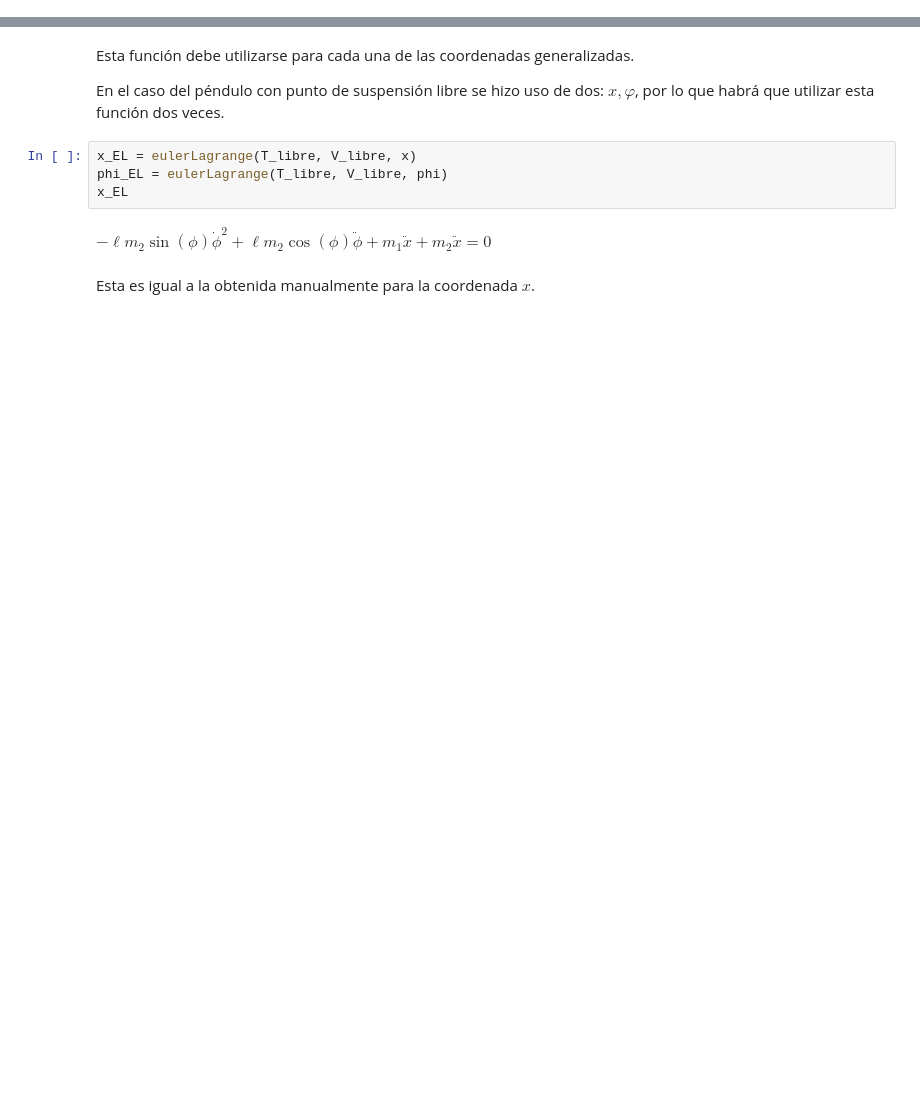
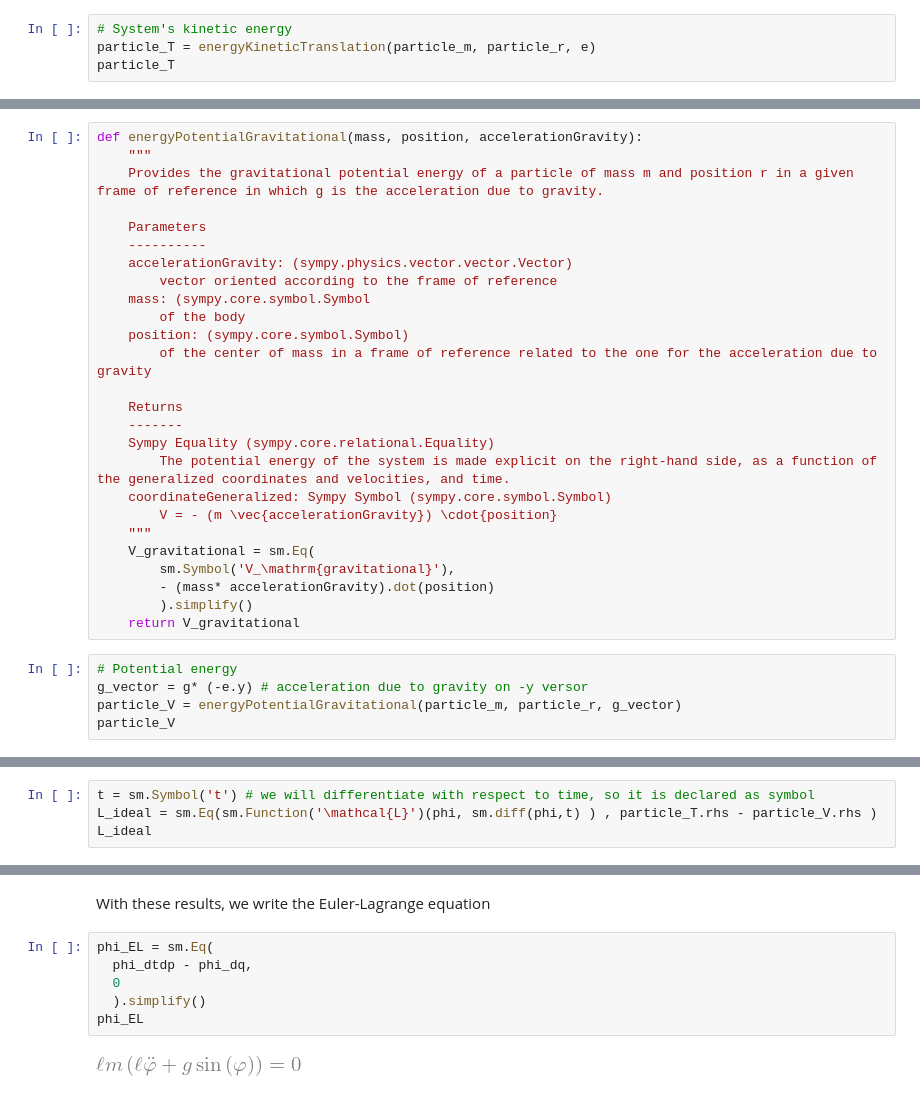
Before and after one commit to unlam/ComputationalAnalyticalMechanics, a Jupyter notebook: 03EulerLagrange/eulerLagrangePendulums.ipynb, the cells around one changed output, grey strips where cells are left out. Cells and saved outputs as stored; diff of their text form; blank space fills up the shorter version.

```diff
--- a/03EulerLagrange/eulerLagrangePendulums.ipynb
+++ b/03EulerLagrange/eulerLagrangePendulums.ipynb
@@ -177,0 +123,4 @@ $$
+# %%
+# System's kinetic energy
+particle_T = energyKineticTranslation(particle_m, particle_r, e)
+particle_T
@@ -177,0 +134,31 @@ $$
+# %%
+def energyPotentialGravitational(mass, position, accelerationGravity):
+    """
+    Provides the gravitational potential energy of a particle of mass m and position r in a given frame of reference in which g is the acceleration due to gravity.
+
+    Parameters
+    ----------
+    accelerationGravity: (sympy.physics.vector.vector.Vector)
+        vector oriented according to the frame of reference
+    mass: (sympy.core.symbol.Symbol
+        of the body
+    position: (sympy.core.symbol.Symbol)
+        of the center of mass in a frame of reference related to the one for the acceleration due to gravity
+
+    Returns
+    -------
+    Sympy Equality (sympy.core.relational.Equality)
+        The potential energy of the system is made explicit on the right-hand side, as a function of the generalized coordinates and velocities, and time.
+    coordinateGeneralized: Sympy Symbol (sympy.core.symbol.Symbol)
+        V = - (m \vec{accelerationGravity}) \cdot{position}
+    """
+    V_gravitational = sm.Eq(
+        sm.Symbol('V_\mathrm{gravitational}'),
+        - (mass* accelerationGravity).dot(position)
+        ).simplify()
+    return V_gravitational
+# %%
+# Potential energy
+g_vector = g* (-e.y) # acceleration due to gravity on -y versor
+particle_V = energyPotentialGravitational(particle_m, particle_r, g_vector)
+particle_V
@@ -177,0 +173,4 @@ $$
+# %%
+t = sm.Symbol('t') # we will differentiate with respect to time, so it is declared as symbol
+L_ideal = sm.Eq(sm.Function('\mathcal{L}')(phi, sm.diff(phi,t) ) , particle_T.rhs - particle_V.rhs )
+L_ideal
@@ -380,12 +212,10 @@ def eulerLagrange(T, V, coordenadaGeneralizada):
-# %% [markdown]
-Esta función debe utilizarse para cada una de las coordenadas generalizadas.
-
-En el caso del péndulo con punto de suspensión libre se hizo uso de dos: $x, \varphi$, por lo que habrá que utilizar esta función dos veces.
-# %%
-x_EL = eulerLagrange(T_libre, V_libre, x)
-phi_EL = eulerLagrange(T_libre, V_libre, phi)
-x_EL
-# %% [output]
-$\displaystyle - \ell m_{2} \sin{\left(\phi \right)} \dot{\phi}^{2} + \ell m_{2} \cos{\left(\phi \right)} \ddot{\phi} + m_{1} \ddot{x} + m_{2} \ddot{x} = 0$
-# %% [markdown]
-Esta es igual a la obtenida manualmente para la coordenada $x$.
+# %% [markdown]
+With these results, we write the Euler-Lagrange equation
+# %%
+phi_EL = sm.Eq(
+  phi_dtdp - phi_dq,
+  0
+  ).simplify()
+phi_EL
+# %% [output]
+[figure, added]
```
Also changed, not shown: parts of 113 cells of this notebook, 43 other files.
